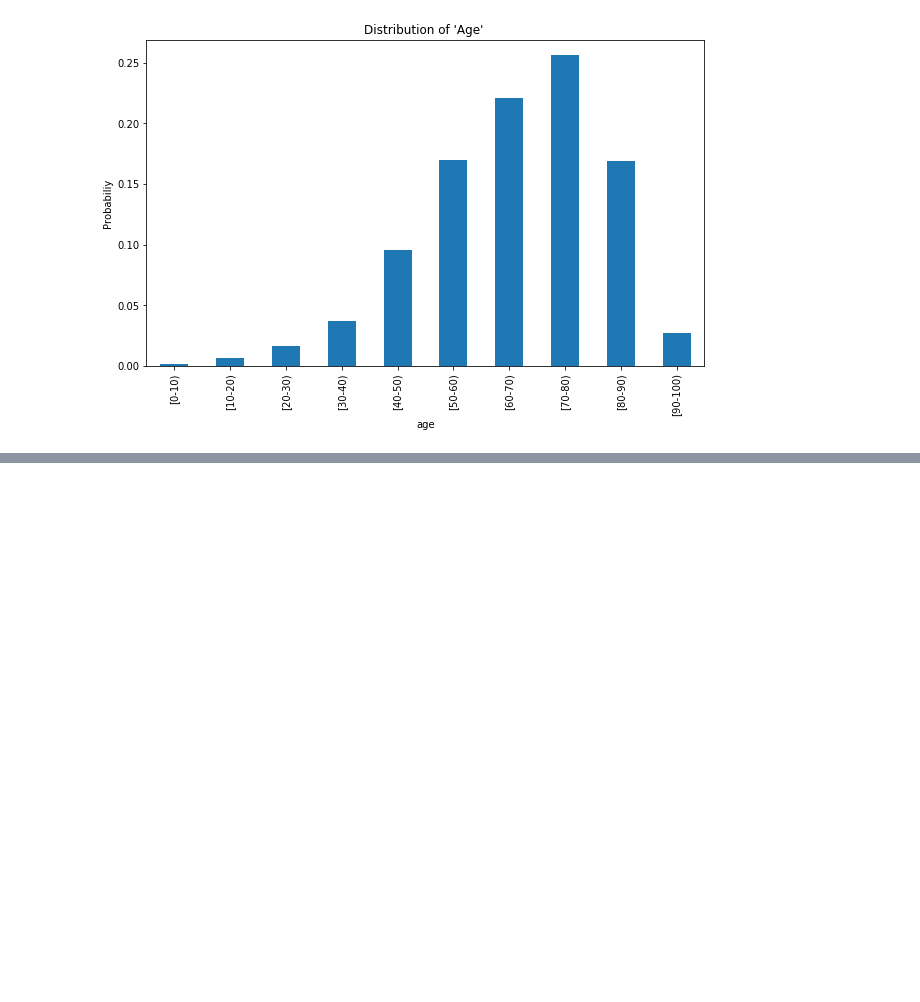
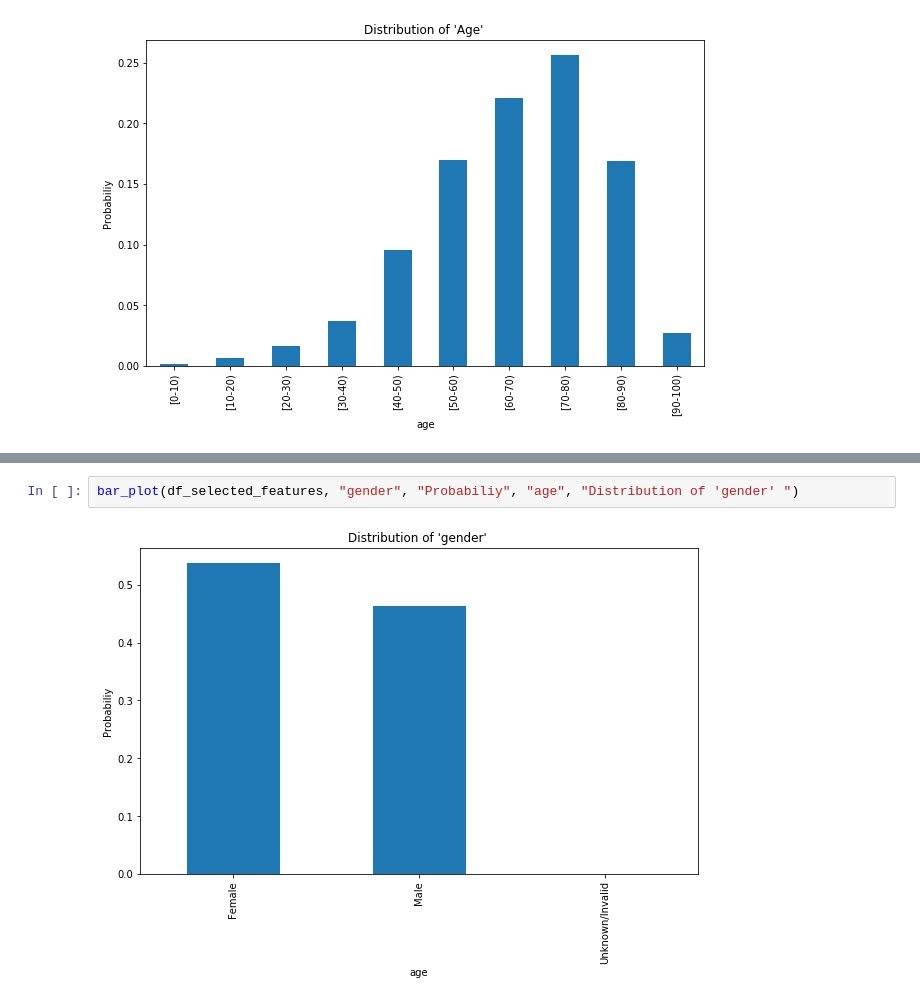
Before and after one commit to Skhu47/DVE, a Jupyter notebook: Diabetic_Data.ipynb, the cells around one changed output, grey strips where cells are left out. Cells and saved outputs as stored; diff of their text form; blank space fills up the shorter version.

```diff
--- a/Diabetic_Data.ipynb
+++ b/Diabetic_Data.ipynb
@@ -674,0 +120,4 @@ ValueError: query data dimension must match training data dimension
+# %%
+bar_plot(df_selected_features, "gender", "Probabiliy", "age", "Distribution of 'gender' ")
+# %% [output]
+[figure, added]
```
Also changed, not shown: parts of 63 cells of this notebook.
